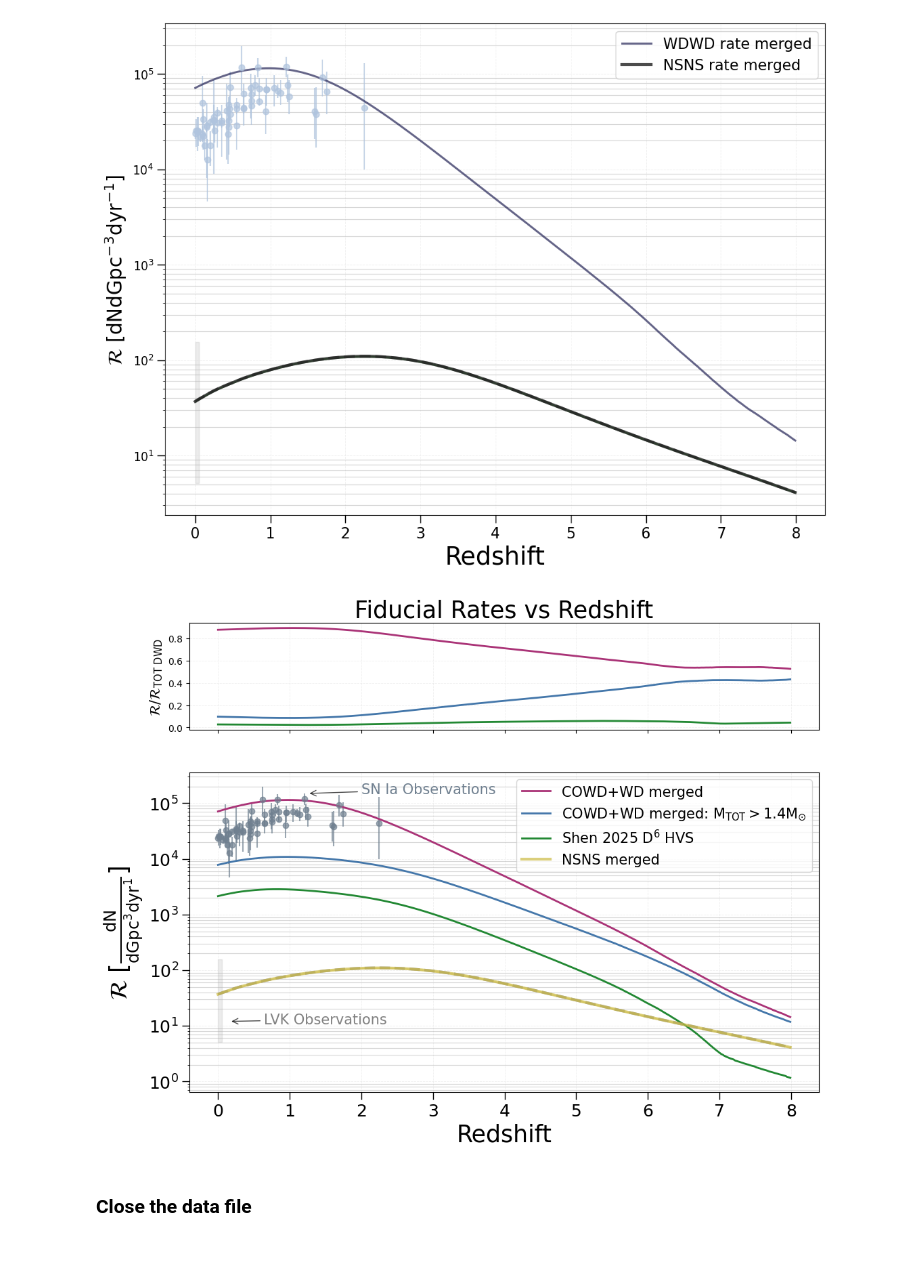
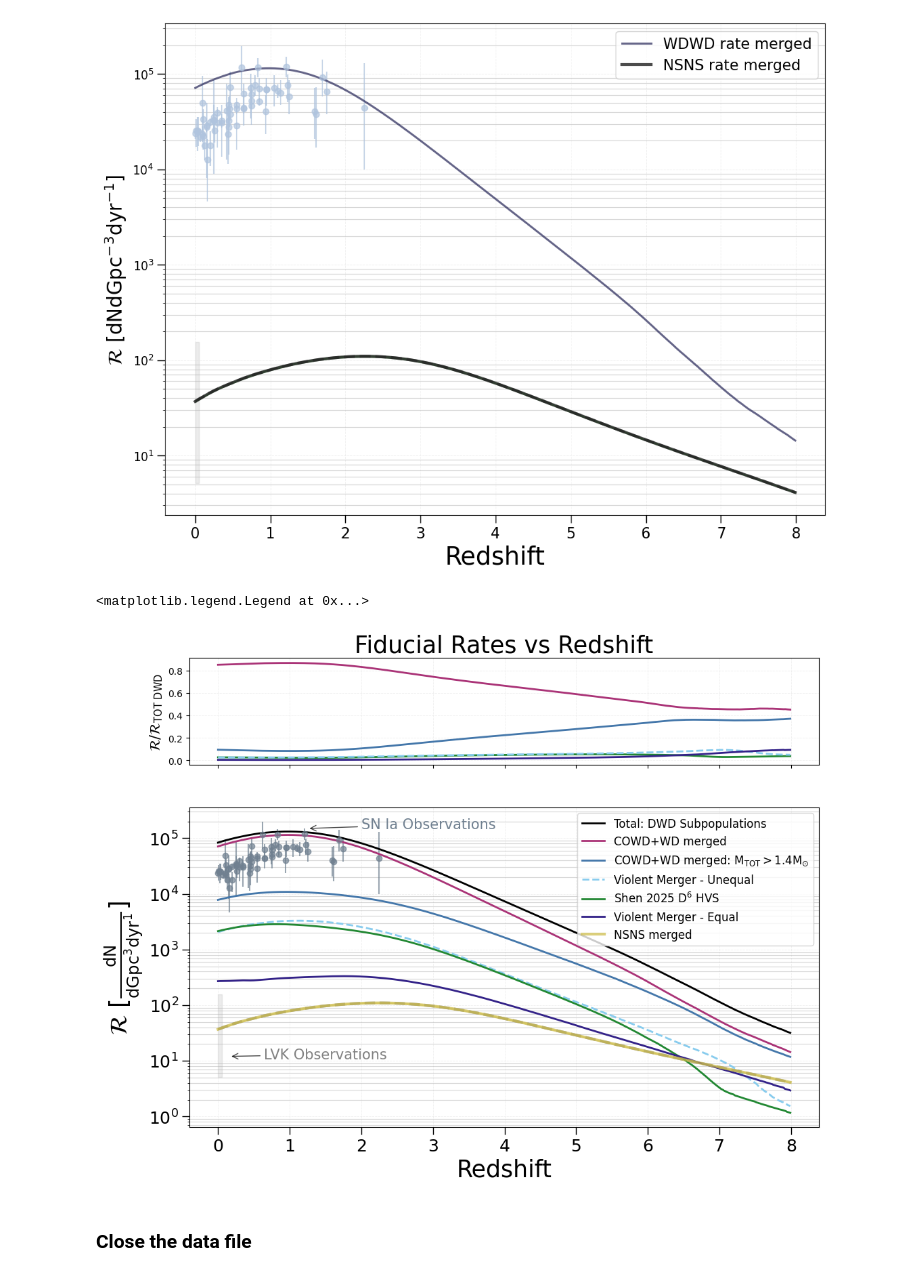
Before and after one commit to melanie-santiago26/research_work, a Jupyter notebook: metals_of_cosmos/code/rate_redshift_fig.ipynb, the cells around one changed output. Cells and saved outputs as stored; diff of their text form; code cells hidden in the pictures.

Commit message:
adding more DWD subpopulations

```diff
--- a/metals_of_cosmos/code/rate_redshift_fig.ipynb
+++ b/metals_of_cosmos/code/rate_redshift_fig.ipynb
@@ -185,9 +188,9 @@ cowd_rate = np.sum(rates_DCO_masked_WDopt[carbon_oxygen_bool_WDWD_merged_WDopt],
 # %%
 super_chan_rate = np.sum(rates_DCO_masked_WDopt[super_chan_bool], axis=0)
 # %%
-# violent_merger_unequal_rate = np.sum(rates_DCO_masked_WDopt[violent_merger_unequal_bool], axis=0)
+violent_merger_unequal_rate = np.sum(rates_DCO_masked_WDopt[violent_merger_unequal_bool], axis=0)
 # %%
-# violent_merger_equal_rate = np.sum(rates_DCO_masked_WDopt[violent_merger_equal_bool], axis=0)
+violent_merger_equal_rate = np.sum(rates_DCO_masked_WDopt[violent_merger_equal_bool], axis=0)
 # %%
 HVS_rate = np.sum(rates_DCO_masked_WDopt[SN_Ia_HVS], axis=0)
 # %%
@@ -211,12 +214,14 @@ Bootstrapping :[............................................................] 0/
 # %% [markdown]
 We want to find the ratio of each DWD subpopulation sop we can plot them across cosmic time
 # %%
-tot_subpop = cowd_rate + super_chan_rate + HVS_rate
+tot_subpop = cowd_rate + super_chan_rate + HVS_rate + violent_merger_unequal_rate + violent_merger_equal_rate
 # %%
 # the ratios
 cowd_rate_ratio = cowd_rate/tot_subpop
 super_chan_rate_ratio = super_chan_rate/tot_subpop
 HVS_rate_ratio = HVS_rate/tot_subpop
+violen_merger_equal_ratio = violent_merger_equal_rate/tot_subpop
+violent_merger_unequal_ratio = violent_merger_unequal_rate/tot_subpop
 # %% [markdown]
 ### Plotting!
 # %%
@@ -317,19 +322,25 @@ fig, ax = plt.subplots(
     figsize=(12, 9),
     gridspec_kw={"height_ratios": [1, 3]}
 )
-cset = tc.dark
-cset_l = tc.light
+# cset = tc.dark
+cset_mu = tc.muted
 cset_br = tc.bright
 
 ### ratios
 ax[0].plot(redshifts_WDWD, cowd_rate_ratio, linewidth=2,color=cset_br.purple)
 ax[0].plot(redshifts_WDWD, super_chan_rate_ratio, linewidth=2,color=cset_br.blue)
 ax[0].plot(redshifts_WDWD, HVS_rate_ratio, linewidth=2,color=cset_br.green)
+ax[0].plot(redshifts_WDWD, violent_merger_unequal_ratio, ls="--", linewidth=2,color=cset_mu.cyan)
+ax[0].plot(redshifts_WDWD, violen_merger_equal_ratio, linewidth=2,color=cset_mu.indigo)
 
 ax[0].set_ylabel(r"$\mathcal{R}$/$\mathcal{R}_{\text{TOT DWD}}$",fontsize=15)
 
 # observational constraints from Briel et al. 2023 Table A1 - https://academic.oup.com/mnras/article/514/1/1315/6576337
 ax[1].errorbar(redshifts_briel,converted_rates_briel,yerr=y_error, fmt='o', color = 'slategrey', alpha=0.7)#,label='Briel et al. 2023')
+
+# COWD
+# # total
+ax[1].plot(redshifts_WDWD, tot_subpop, linewidth=2,color='black', ls="-",label='Total: DWD Subpopulations')
 
 # COWD
 # ax.fill_between(redshifts_WDWD, percentiles_WDWD[0], percentiles_WDWD[2], alpha = 0.3, color = 'royalblue')
@@ -339,20 +350,17 @@ ax[1].plot(redshifts_WDWD, cowd_rate, linewidth=2,color=cset_br.purple,label='CO
 # COWD super Chnadrasekhar
 ax[1].plot(redshifts_WDWD, super_chan_rate, linewidth=2,color=cset_br.blue,label=r'COWD+WD merged: $\rm{M_{TOT}}>1.4\rm{M_{\odot}}$')
 
-# # total
-# ax.plot(redshifts_WDWD, tot_subpop, linewidth=2,color=cset_l.pink, ls="--",label='Total: Subpopulations')
-
 # # D^6 two explosion
 # ax.plot(redshifts_WDWD, D6_two_explosion_rate, linewidth=2,color=cset_l.light_blue, ls="--",label='$\mathrm{D^6}$ Quadrupole Degenerate')
 
-# # violent merger - unequal
-# ax.plot(redshifts_WDWD, violent_merger_unequal_rate, linewidth=2,color=cset_l.orange,label='Violent Merger - Unequal')
+# violent merger - unequal
+ax[1].plot(redshifts_WDWD, violent_merger_unequal_rate, ls="--", linewidth=2,color=cset_mu.cyan,label='Violent Merger - Unequal')
 
 # HVS
 ax[1].plot(redshifts_WDWD, HVS_rate, linewidth=2,color=cset_br.green,label='Shen 2025 $\mathrm{D^6}$ HVS')
 
-# # violent merger - equal
-# ax.plot(redshifts_WDWD, violent_merger_equal_rate, linewidth=2,color=cset_l.mint,label='Violent Merger - Equal')
+# violent merger - equal
+ax[1].plot(redshifts_WDWD, violent_merger_equal_rate, linewidth=2,color=cset_mu.indigo,label='Violent Merger - Equal')
 
 # NSNS
 ax[1].fill_between(redshifts_NSNS, percentiles[0], percentiles[2], alpha = 0.3, color = cset_br.yellow)
@@ -360,35 +368,36 @@ ax[1].plot(redshifts_NSNS, percentiles[1],linewidth=3,color='grey', ls="--", alp
 ax[1].plot(redshifts_NSNS, NSNS_rate,linewidth=3, color=cset_br.yellow,alpha=0.7, label='NSNS merged')
 
 ## LVK BNS rate (update at z=0 - https://arxiv.org/abs/2605.27226)
 ax[1].fill_between([0,0.05],
                 5.1,
                 154.7,
                 alpha=0.15,
                 color="grey")#,label=r'LVK BNS Rate $\mathrm{z=0.2}$')
 
 ax[1].set_yscale('log')
 ax[1].set_ylabel(r"$\mathcal{R}$ [$\frac{\mathrm{dN}}{\mathrm{dGpc^{3}dyr^{1}}}$]",fontsize=25)
 ax[1].set_xlabel(r"Redshift",fontsize=25)
 ax[1].tick_params(axis='x', length=8, width=1, labelsize=18)
 ax[1].tick_params(axis='y', length=8, width=1, labelsize=18)
 ax[0].set_title(r"Fiducial Rates vs Redshift", fontsize=25)
 
 ax[1].annotate("SN Ia Observations", xy=(1.25, 1.5*10**5), xytext=(2, 1.5*10**5), fontsize=15, color = 'slategrey', arrowprops=dict(facecolor='slategrey', alpha=0.7,arrowstyle='->'))
 ax[1].annotate("LVK Observations", xy=(0.16, 12), xytext=(0.64, 11), fontsize=15, color='grey', arrowprops=dict(facecolor='slategrey', alpha=0.7,arrowstyle='->'))
 
 ax[0].grid(True, color='#e0e0e0', linestyle='--', linewidth=0.6, alpha=0.5)
 ax[0].yaxis.grid(True, which='minor',alpha=0.5)
 ax[0].xaxis.grid(True, which='minor', alpha=0.5)
 
 ax[1].grid(True, color='#e0e0e0', linestyle='--', linewidth=0.6, alpha=0.5)
 ax[1].yaxis.grid(True, which='minor',alpha=0.5)
 ax[1].xaxis.grid(True, which='minor', alpha=0.5)
-ax[1].legend(fontsize=15)
+ax[1].legend(fontsize=12)
 
 ## save figure:
 # plt.savefig("../figures/rates_redshift.png",bbox_inches='tight',pad_inches=0.1)
 # %% [output]
+<matplotlib.legend.Legend at 0x...>
-[figure, old version]
+[figure, new version]
 # %% [markdown]
 ### Close the data file
 # %%
```
Also changed, not shown: parts of 2 cells of this notebook, 5 other files.
